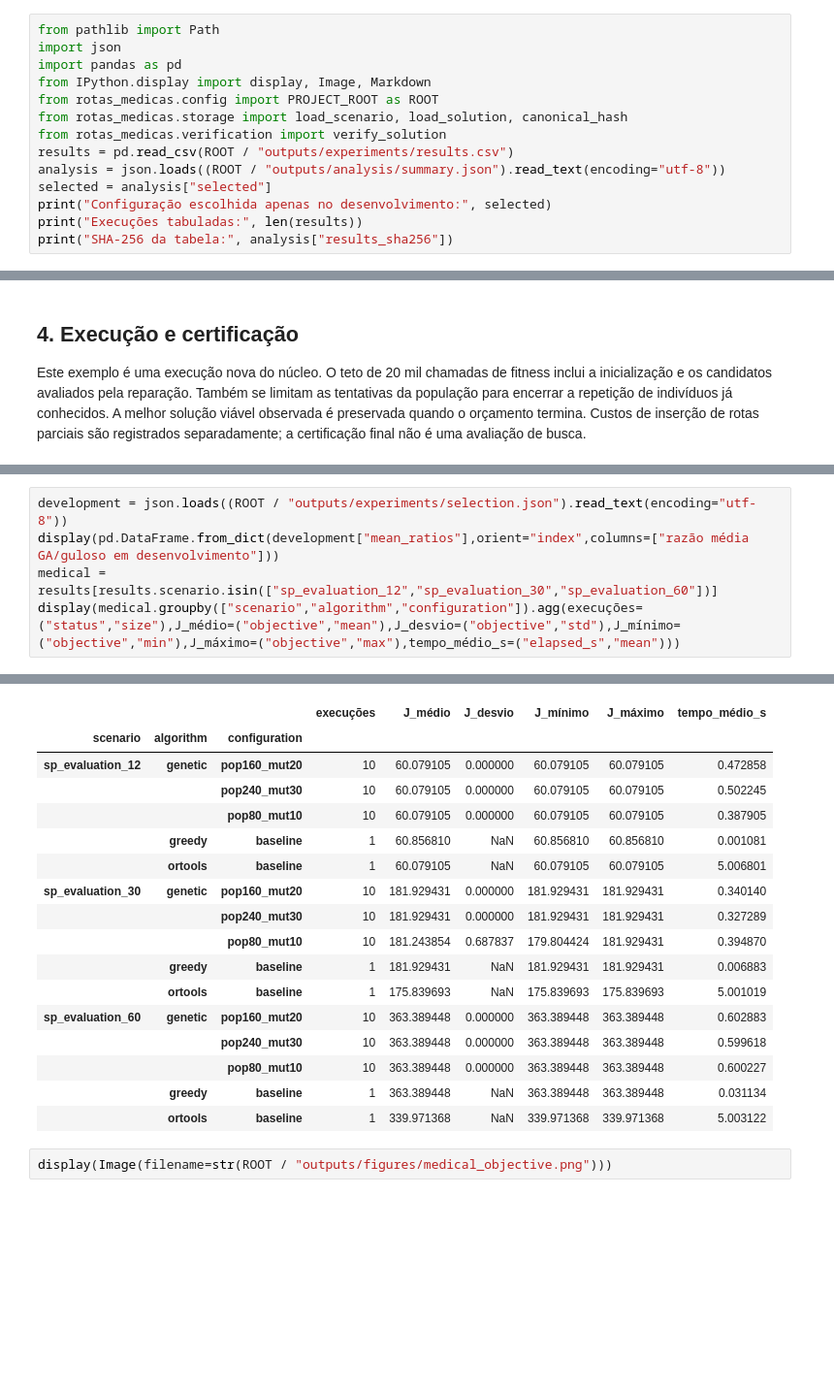
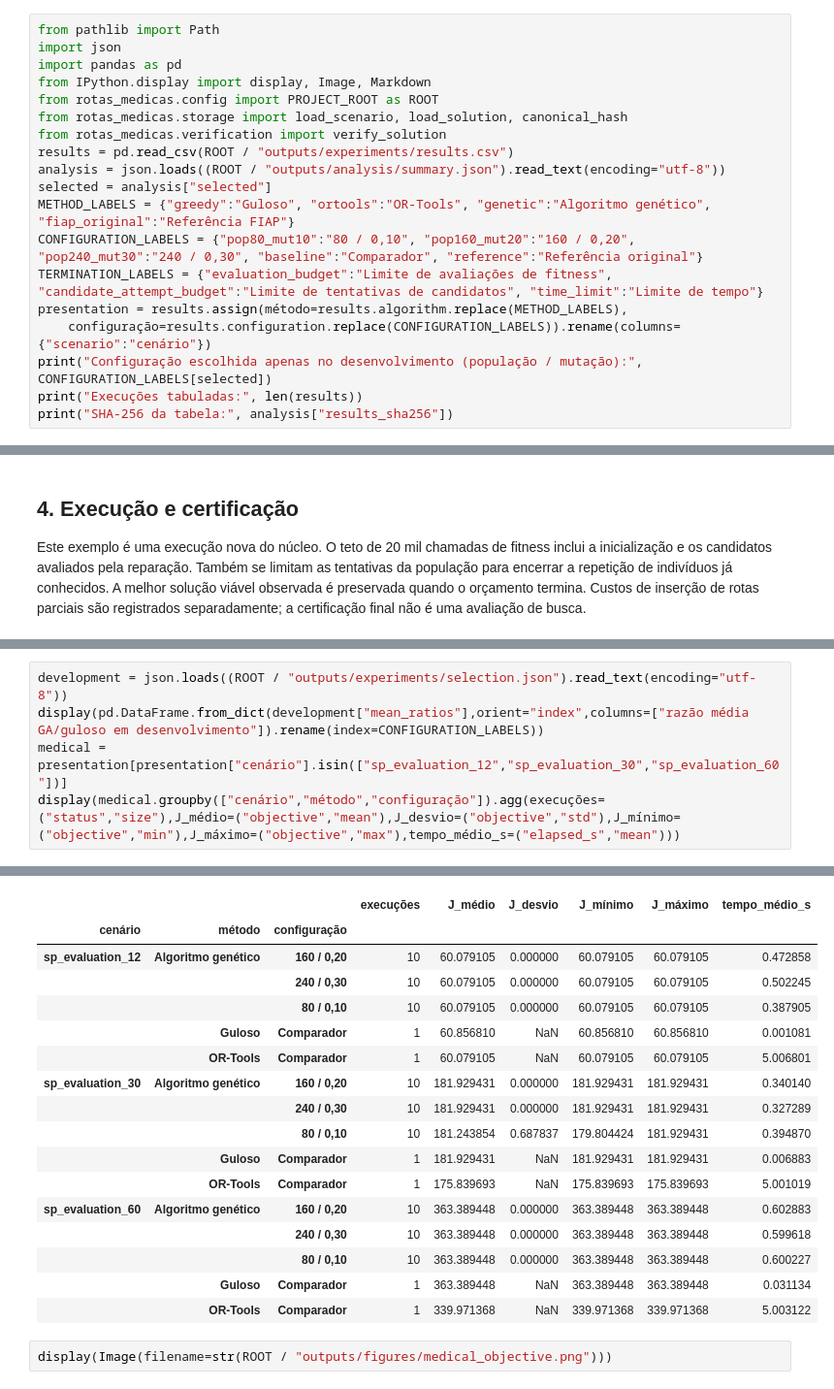
Before and after one commit to rgt001/tech-challenge-fase-2, a Jupyter notebook: notebooks/01_otimizacao_genetica.ipynb, the cells around one changed output, grey strips where cells are left out. Shown at 97% size. Drawn from its saved outputs; the diff is of its cells as text; blank space fills up the shorter version.

Commit message:
Esclarece métodos e resultados nos notebooks e roteiro

```diff
--- a/notebooks/01_otimizacao_genetica.ipynb
+++ b/notebooks/01_otimizacao_genetica.ipynb
@@ -15,7 +15,12 @@ from rotas_medicas.verification import verify_solution
 results = pd.read_csv(ROOT / "outputs/experiments/results.csv")
 analysis = json.loads((ROOT / "outputs/analysis/summary.json").read_text(encoding="utf-8"))
 selected = analysis["selected"]
-print("Configuração escolhida apenas no desenvolvimento:", selected)
+METHOD_LABELS = {"greedy":"Guloso", "ortools":"OR-Tools", "genetic":"Algoritmo genético", "fiap_original":"Referência FIAP"}
+CONFIGURATION_LABELS = {"pop80_mut10":"80 / 0,10", "pop160_mut20":"160 / 0,20", "pop240_mut30":"240 / 0,30", "baseline":"Comparador", "reference":"Referência original"}
+TERMINATION_LABELS = {"evaluation_budget":"Limite de avaliações de fitness", "candidate_attempt_budget":"Limite de tentativas de candidatos", "time_limit":"Limite de tempo"}
+presentation = results.assign(método=results.algorithm.replace(METHOD_LABELS),
+    configuração=results.configuration.replace(CONFIGURATION_LABELS)).rename(columns={"scenario":"cenário"})
+print("Configuração escolhida apenas no desenvolvimento (população / mutação):", CONFIGURATION_LABELS[selected])
 print("Execuções tabuladas:", len(results))
 print("SHA-256 da tabela:", analysis["results_sha256"])
 # %% [output]
@@ -129,7 +142,7 @@ O guloso escolhe a melhor construção entre prioridade/proximidade, carga decre
 # %%
 development = json.loads((ROOT / "outputs/experiments/selection.json").read_text(encoding="utf-8"))
-display(pd.DataFrame.from_dict(development["mean_ratios"],orient="index",columns=["razão média GA/guloso em desenvolvimento"]))
-medical = results[results.scenario.isin(["sp_evaluation_12","sp_evaluation_30","sp_evaluation_60"])]
-display(medical.groupby(["scenario","algorithm","configuration"]).agg(execuções=("status","size"),J_médio=("objective","mean"),J_desvio=("objective","std"),J_mínimo=("objective","min"),J_máximo=("objective","max"),tempo_médio_s=("elapsed_s","mean")))
+display(pd.DataFrame.from_dict(development["mean_ratios"],orient="index",columns=["razão média GA/guloso em desenvolvimento"]).rename(index=CONFIGURATION_LABELS))
+medical = presentation[presentation["cenário"].isin(["sp_evaluation_12","sp_evaluation_30","sp_evaluation_60"])]
+display(medical.groupby(["cenário","método","configuração"]).agg(execuções=("status","size"),J_médio=("objective","mean"),J_desvio=("objective","std"),J_mínimo=("objective","min"),J_máximo=("objective","max"),tempo_médio_s=("elapsed_s","mean")))
 # %% [output]
 |  | razão média GA/guloso em desenvol... |
@@ -139,20 +152,20 @@ display(medical.groupby(["scenario","algorithm","configuration"]).agg(execuçõe
 |  |  |  | execuções | J_médio | J_desvio | J_mínimo | J_máximo | tempo_médio_s |
-| scenario | algorithm | configuration |  |  |  |  |  |  |
-| sp_evaluation_12 | genetic | pop160_mut20 | 10 | 60.079105 | 0.000000 | 60.079105 | 60.079105 | 0.472858 |
-|  |  | pop240_mut30 | 10 | 60.079105 | 0.000000 | 60.079105 | 60.079105 | 0.502245 |
-|  |  | pop80_mut10 | 10 | 60.079105 | 0.000000 | 60.079105 | 60.079105 | 0.387905 |
-|  | greedy | baseline | 1 | 60.856810 | NaN | 60.856810 | 60.856810 | 0.001081 |
-|  | ortools | baseline | 1 | 60.079105 | NaN | 60.079105 | 60.079105 | 5.006801 |
-| sp_evaluation_30 | genetic | pop160_mut20 | 10 | 181.929431 | 0.000000 | 181.929431 | 181.929431 | 0.340140 |
-|  |  | pop240_mut30 | 10 | 181.929431 | 0.000000 | 181.929431 | 181.929431 | 0.327289 |
-|  |  | pop80_mut10 | 10 | 181.243854 | 0.687837 | 179.804424 | 181.929431 | 0.394870 |
-|  | greedy | baseline | 1 | 181.929431 | NaN | 181.929431 | 181.929431 | 0.006883 |
-|  | ortools | baseline | 1 | 175.839693 | NaN | 175.839693 | 175.839693 | 5.001019 |
-| sp_evaluation_60 | genetic | pop160_mut20 | 10 | 363.389448 | 0.000000 | 363.389448 | 363.389448 | 0.602883 |
-|  |  | pop240_mut30 | 10 | 363.389448 | 0.000000 | 363.389448 | 363.389448 | 0.599618 |
-|  |  | pop80_mut10 | 10 | 363.389448 | 0.000000 | 363.389448 | 363.389448 | 0.600227 |
-|  | greedy | baseline | 1 | 363.389448 | NaN | 363.389448 | 363.389448 | 0.031134 |
-|  | ortools | baseline | 1 | 339.971368 | NaN | 339.971368 | 339.971368 | 5.003122 |
+| cenário | método | configuração |  |  |  |  |  |  |
+| sp_evaluation_12 | Algoritmo genético | 160 / 0,20 | 10 | 60.079105 | 0.000000 | 60.079105 | 60.079105 | 0.472858 |
+|  |  | 240 / 0,30 | 10 | 60.079105 | 0.000000 | 60.079105 | 60.079105 | 0.502245 |
+|  |  | 80 / 0,10 | 10 | 60.079105 | 0.000000 | 60.079105 | 60.079105 | 0.387905 |
+|  | Guloso | Comparador | 1 | 60.856810 | NaN | 60.856810 | 60.856810 | 0.001081 |
+|  | OR-Tools | Comparador | 1 | 60.079105 | NaN | 60.079105 | 60.079105 | 5.006801 |
+| sp_evaluation_30 | Algoritmo genético | 160 / 0,20 | 10 | 181.929431 | 0.000000 | 181.929431 | 181.929431 | 0.340140 |
+|  |  | 240 / 0,30 | 10 | 181.929431 | 0.000000 | 181.929431 | 181.929431 | 0.327289 |
+|  |  | 80 / 0,10 | 10 | 181.243854 | 0.687837 | 179.804424 | 181.929431 | 0.394870 |
+|  | Guloso | Comparador | 1 | 181.929431 | NaN | 181.929431 | 181.929431 | 0.006883 |
+|  | OR-Tools | Comparador | 1 | 175.839693 | NaN | 175.839693 | 175.839693 | 5.001019 |
+| sp_evaluation_60 | Algoritmo genético | 160 / 0,20 | 10 | 363.389448 | 0.000000 | 363.389448 | 363.389448 | 0.602883 |
+|  |  | 240 / 0,30 | 10 | 363.389448 | 0.000000 | 363.389448 | 363.389448 | 0.599618 |
+|  |  | 80 / 0,10 | 10 | 363.389448 | 0.000000 | 363.389448 | 363.389448 | 0.600227 |
+|  | Guloso | Comparador | 1 | 363.389448 | NaN | 363.389448 | 363.389448 | 0.031134 |
+|  | OR-Tools | Comparador | 1 | 339.971368 | NaN | 339.971368 | 339.971368 | 5.003122 |
 # %%
 display(Image(filename=str(ROOT / "outputs/figures/medical_objective.png")))
 # %% [output]
```
Also changed, not shown: parts of 10 cells of this notebook, 8 other files.
